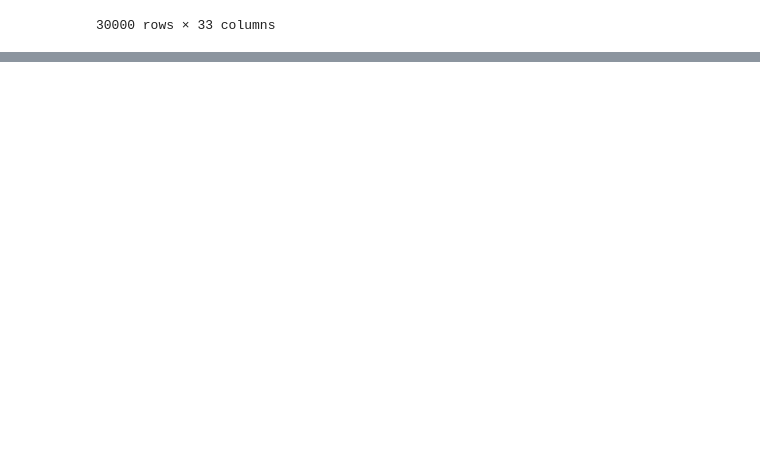
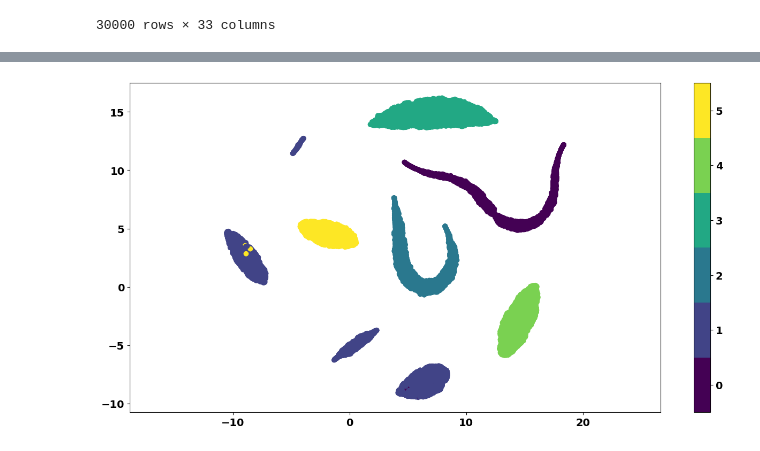
Before and after one commit to shaulleo/ProjetoML, a Jupyter notebook: ML II - KMeans (novo) .ipynb, the cells around one changed output, grey strips where cells are left out. Cells and saved outputs as stored; diff of their text form; code cells hidden in the pictures; blank space fills up the shorter version.

Commit message:
umap

```diff
--- a/ML II - KMeans (novo) .ipynb
+++ b/ML II - KMeans (novo) .ipynb
@@ -536,0 +558,25 @@ customers.to_csv('customers_clustered.csv', index=True)
+# %%
+# Umap library
+import umap
+
+# Matplotlib Options
+plt.rcParams['figure.figsize'] = [16, 8]
+font = {'weight' : 'bold',
+        'size'   : 14}
+plt.rc('font', **font)
+# %%
+columns_to_drop = ['cluster_kmeans3', 'customer_name', 'region']
+data_Z = individuals.drop(columns_to_drop, axis=1)
+
+# Assuming your k-means cluster solutions are stored in 'individuals'
+labels_Z = individuals['cluster_kmeansZ'].values
+# %%
+reducer = umap.UMAP()
+embedding_Z = reducer.fit_transform(data_Z)
+# %%
+plt.scatter(embedding_Z[:, 0], embedding_Z[:, 1], c=labels_Z, cmap='viridis')
+plt.gca().set_aspect('equal', 'datalim')
+plt.colorbar(boundaries=np.arange(7)-0.5).set_ticks(np.arange(6))
+plt.show()
+# %% [output]
+[figure, added]
```
Also changed, not shown: parts of 8 cells of this notebook.
